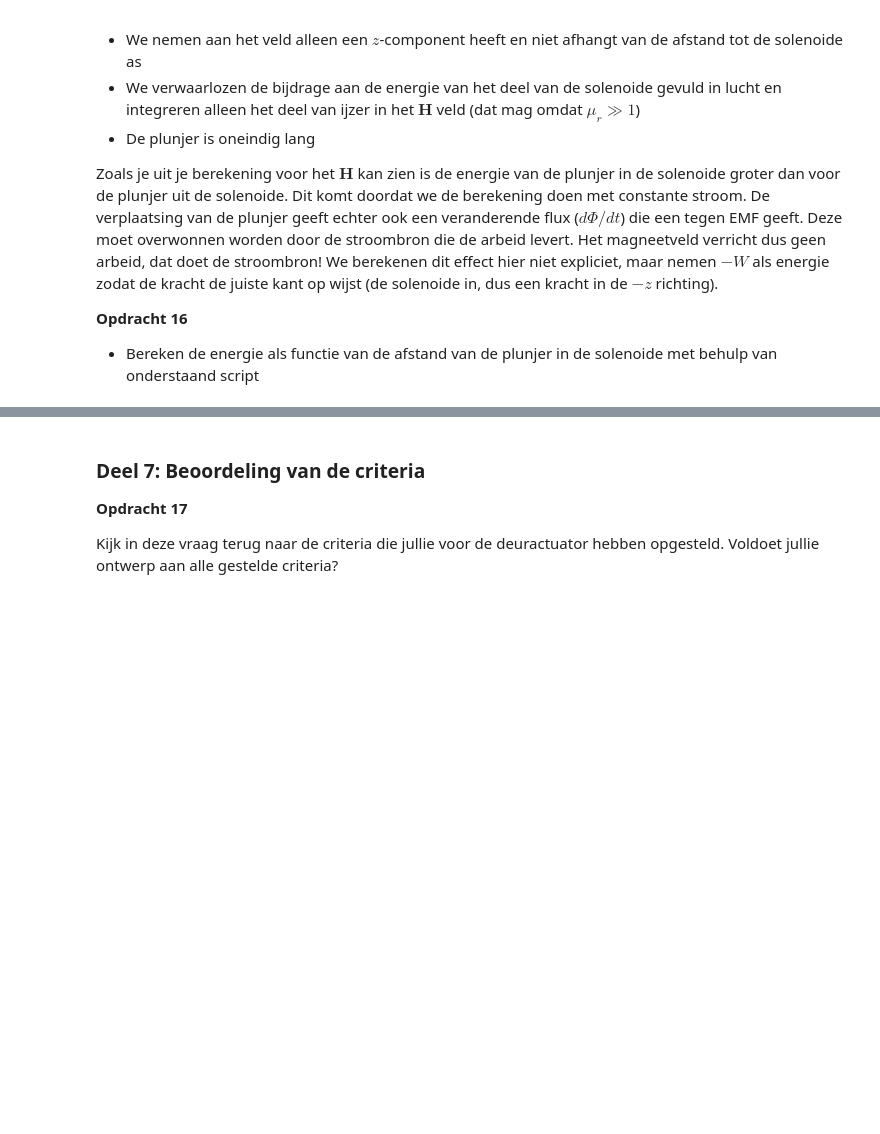
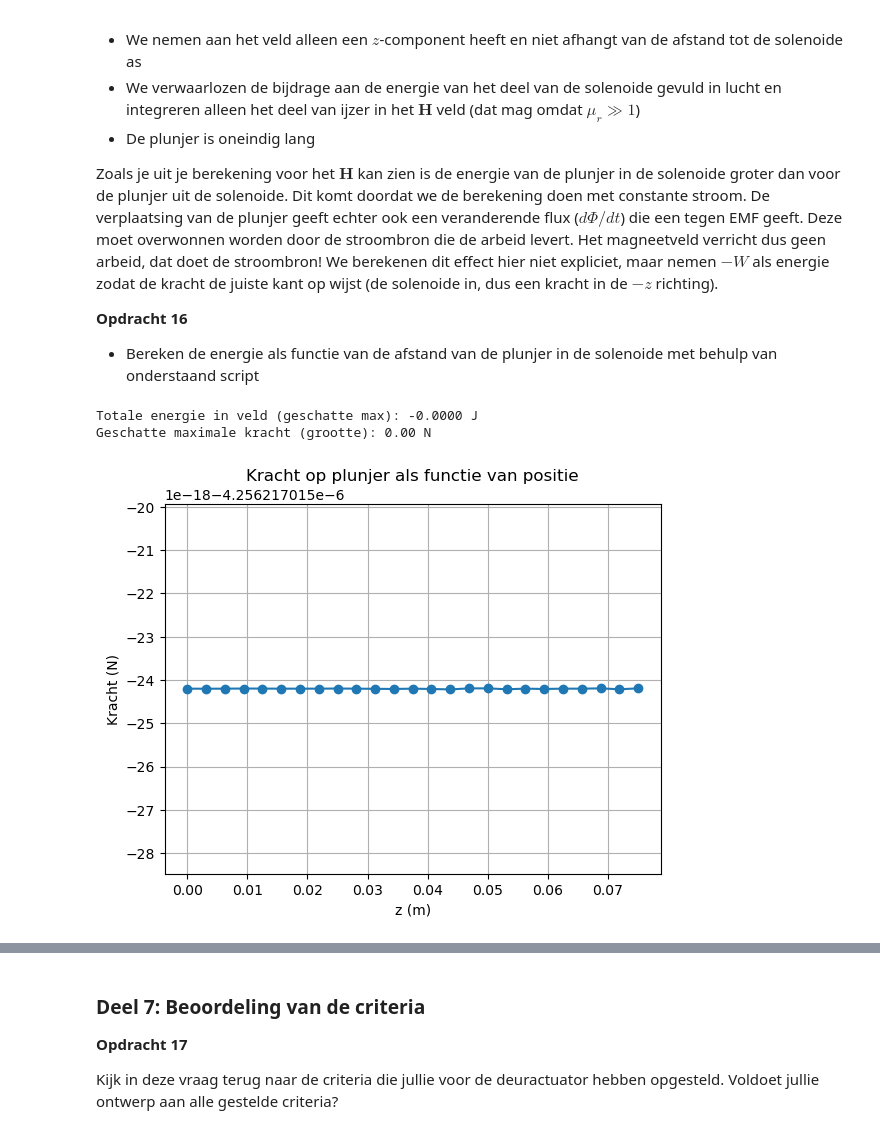
Before and after one commit to Vicky2k7/opdrachten-DEF-D, a Jupyter notebook: DigitaleOntwerpopdrachten/2KrachtactuatorOpdracht/KrachtactuatorOpdracht.ipynb, the cells around one changed output, grey strips where cells are left out. Cells and saved outputs as stored; diff of their text form; code cells hidden in the pictures; blank space fills up the shorter version.

```diff
--- a/DigitaleOntwerpopdrachten/2KrachtactuatorOpdracht/KrachtactuatorOpdracht.ipynb
+++ b/DigitaleOntwerpopdrachten/2KrachtactuatorOpdracht/KrachtactuatorOpdracht.ipynb
@@ -505,27 +534,27 @@ Zoals je uit je berekening voor het $\mathbf{H}$ kan zien is de energie van de p
 
 * Bereken de energie als functie van de afstand van de plunjer in de solenoide met behulp van onderstaand script
 # %%
-# Energie en kracht (vereenvoudigd voorbeeld)
 mu_0 = 4*np.pi*1e-7
 mu_r = 1000  # relatieve permeabiliteit van ijzer
 r_s = r_sol
 
-# Energie in het ijzer: W = 0.5 * mu0*mu_r * H^2 * volume (volume = pi*r_s^2 * dz)
 dz = z_ax[1] - z_ax[0]
-W = 0.5 * mu_0 * mu_r * np.sum(H_ax**2) * (np.pi * r_s**2) * dz
-print(f"Totale energie in veld (geschat): {W:.4f} J")
-
-# Kracht uit energiegradiënt (differentieer over z)
+W = -0.5 * mu_0 * mu_r * np.cumsum(H_ax**2) * (np.pi * r_s**2) * dz
+print(f"Totale energie in veld (geschatte max): {np.min(W):.4f} J")
 
 F_z = np.gradient(W, z_ax)
-print(f"Geschatte kracht (grootte): {np.abs(F_z):.2f} N")
 
-# Plot
+print(f"Geschatte maximale kracht (grootte): {np.max(np.abs(F_z)):.2f} N")
+
 plt.figure()
-plt.plot(z_waarden, F_z, 'o-')
+plt.plot(z_ax, F_z, 'o-')
 plt.xlabel('z (m)')
 plt.ylabel('Kracht (N)')
 plt.title('Kracht op plunjer als functie van positie')
 plt.grid()
 plt.show()
+# %% [output]
+Totale energie in veld (geschatte max): -0.0000 J
+Geschatte maximale kracht (grootte): 0.00 N
+[figure, added]
 # %%
```
Also changed, not shown: parts of 10 cells of this notebook.
